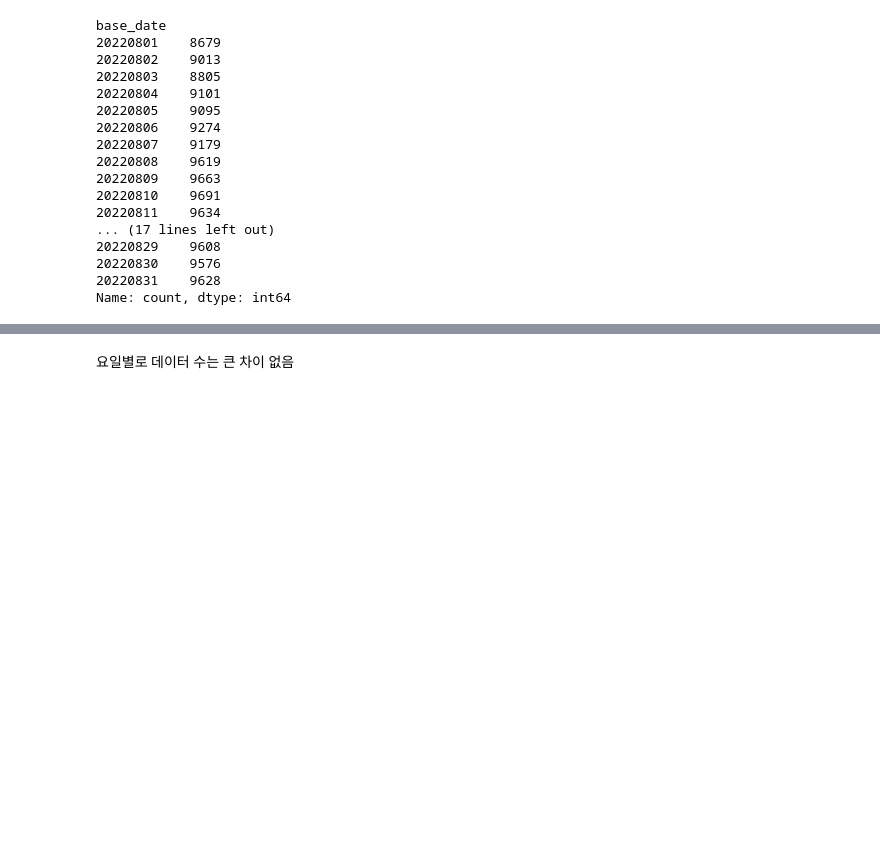
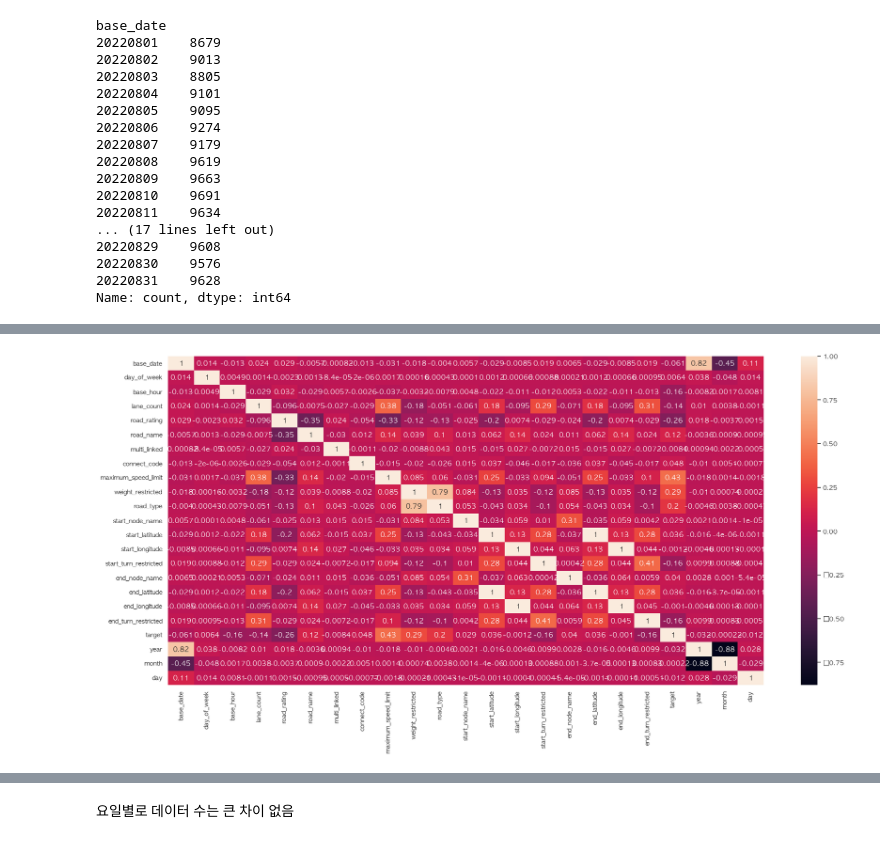
Before and after one commit to yyeseull/Side_Project, a Jupyter notebook: DACON/Jeju_traffic/jeju_traffic_eda.ipynb, the cells around one changed output, grey strips where cells are left out. Saved outputs shown, nothing was run; the diff lists cells and outputs as text; code cells hidden in the pictures; blank space fills up the shorter version.

```diff
--- a/DACON/Jeju_traffic/jeju_traffic_eda.ipynb
+++ b/DACON/Jeju_traffic/jeju_traffic_eda.ipynb
@@ -166,0 +170,7 @@ df_test.drop(["vehicle_restricted", "height_restricted"], axis = 1, inplace = Tr
+# %%
+df_train_day = df_train.copy()
+df_train_day["base_date"]= pd.to_datetime(df_train["base_date"],format='%Y%m%d')
+df_train_day['year']= df_train_day['base_date'].dt.year
+df_train_day['month']= df_train_day['base_date'].dt.month
+df_train_day['day']= df_train_day['base_date'].dt.day
+df_train_day.head()
@@ -207,0 +231,14 @@ Name: count, dtype: int64
+# %%
+#object데이터는 상관관계 게산을 위해 encoder
+items = ['day_of_week','road_name','start_node_name','start_turn_restricted','end_node_name',"end_turn_restricted"]
+df_corr = df_train_day.copy()
+endcoder =LabelEncoder()
+
+for i in items :
+    encoder = LabelEncoder()
+    encoder.fit(df_corr[i])
+    df_corr[i] = encoder.transform(df_corr[i])
+
+
+df_corr.drop(['id'],axis=1,inplace=True) #id컬럼은 빼고 진행
+df_corr
@@ -207,0 +259,9 @@ Name: count, dtype: int64
+# %%
+
+plt.figure(figsize=(20,10))
+sns.heatmap(df_corr.corr(),annot=True)
+
+plt.tight_layout()
+plt.show()
+# %% [output]
+[figure, added]
```
Also changed, not shown: parts of 7 cells of this notebook.
